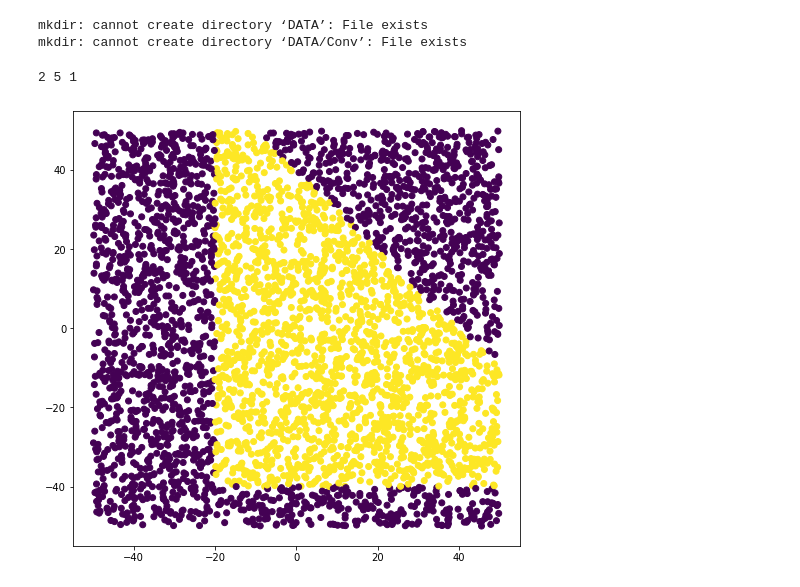
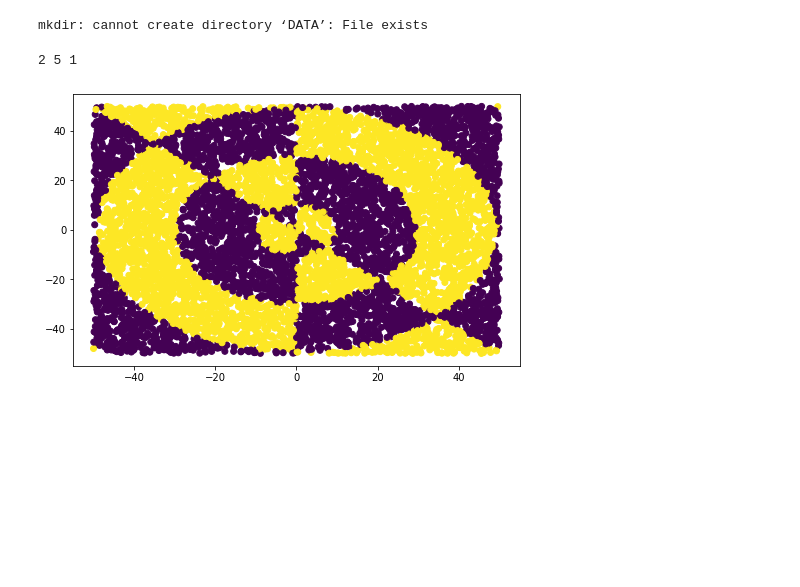
Before and after one commit to aidinattar/LoCP_MODB, a Jupyter notebook: Week2/generate_data_DNN_2022.ipynb, the cells around one changed output. Cells and saved outputs as stored; diff of their text form; code cells hidden in the pictures; blank space fills up the shorter version.

```diff
--- a/Week2/generate_data_DNN_2022.ipynb
+++ b/Week2/generate_data_DNN_2022.ipynb
@@ -3,7 +3,7 @@ import matplotlib.pyplot as plt
 import numpy as np
 
 # number of data
-N=4000
+N=8000
 # size of each sample
 L=2
 # box size
@@ -12,30 +12,30 @@ B=100
 !mkdir DATA
 # %% [output]
 mkdir: cannot create directory ‘DATA’: File exists
-mkdir: cannot create directory ‘DATA/Conv’: File exists
 # %%
 %run nonlinear_function.py # to run an external program
 
-TYPE=1
+TYPE=2
 
 # random seed for reproducibility
 np.random.seed(12345)
 print(np.random.randint(0,10),np.random.randint(0,10),np.random.randint(0,10))
 
 x,y = (np.random.random((N,2))-0.5)*B, np.zeros(N)
 for i in range(N):
     # label data according to a nonlinear function "f"
     y[i] = f(x[i],TYPE)
 
-plt.figure(figsize = (8,8))
+plt.figure(figsize=(8,5))
 plt.scatter(x[:,0],x[:,1],c=y)
 plt.show
 
-np.savetxt(filename("data",TYPE),x)
-np.savetxt(filename("labels",TYPE),y,fmt="%d")
+np.savetxt(filename(  "data_diff_inc",TYPE),x)
+np.savetxt(filename("labels_diff_inc",TYPE),y,fmt="%d")
+#plt.savefig('figures/set1.pdf', bbox_inches='tight')
 # %% [output]
 2 5 1
-[figure, old version]
+[figure, new version]
 # %% [markdown]
 <a style='text-decoration:none;line-height:16px;display:flex;color:#5B5B62;padding:10px;justify-content:end;' href='https://deepnote.com?utm_source=created-in-deepnote-cell&projectId=1cb9264e-65a5-431d-a980-16667908489e' target="_blank">
 <img alt='Created in deepnote.com' style='display:inline;max-height:16px;margin:0px;margin-right:7.5px;' src='embedded-picture-1' > </img>
```
Also changed, not shown: 12 other files.
